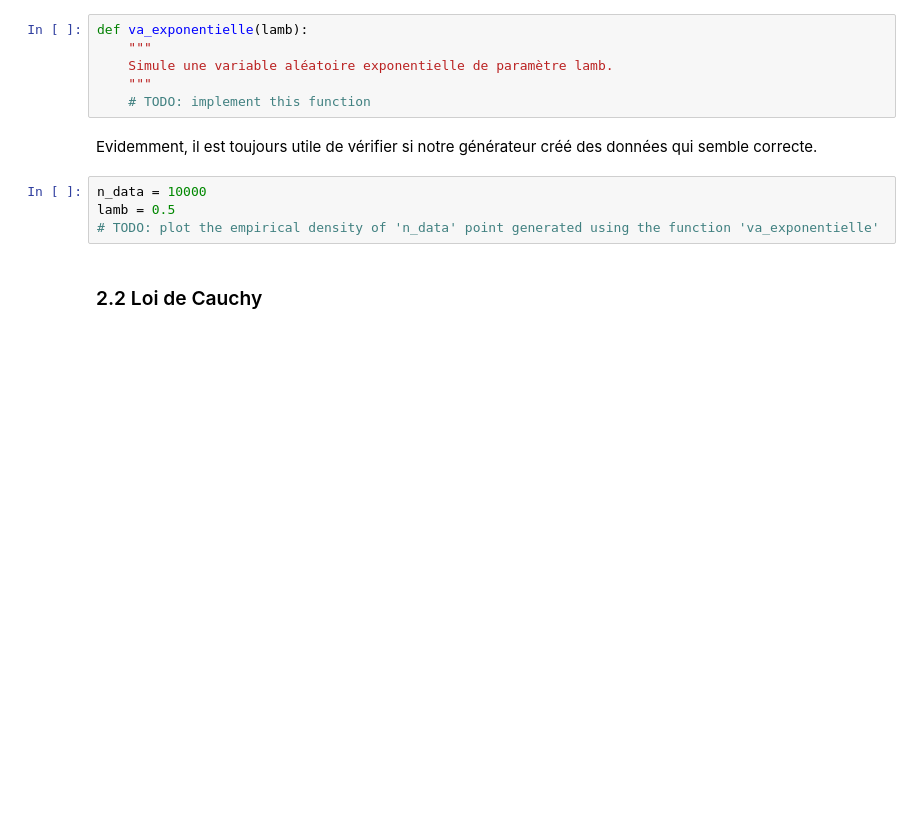
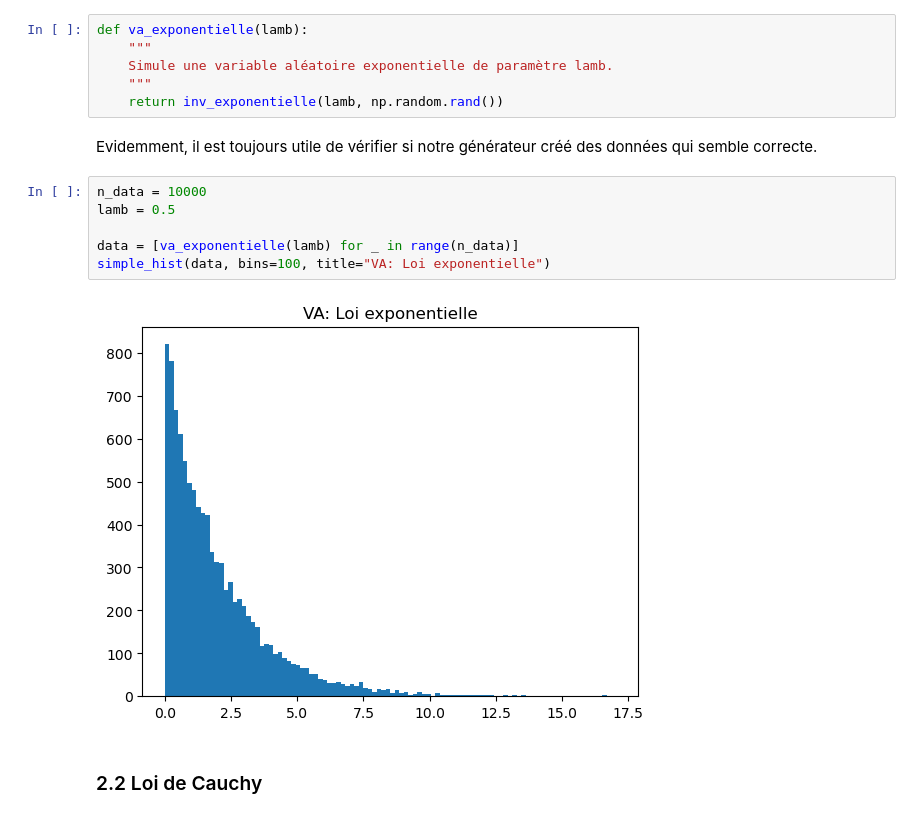
Before and after one commit to HUART1848/APV_L4, a Jupyter notebook: TP4.ipynb, the cells around one changed output. Drawn from its saved outputs; the diff is of its cells as text; blank space fills up the shorter version.

```diff
--- a/TP4.ipynb
+++ b/TP4.ipynb
@@ -151,13 +180,17 @@ def va_exponentielle(lamb):
     """
     Simule une variable aléatoire exponentielle de paramètre lamb.
     """
-    # TODO: implement this function
+    return inv_exponentielle(lamb, np.random.rand())
 # %% [markdown]
 Evidemment, il est toujours utile de vérifier si notre générateur créé des données qui semble correcte.
 # %%
 n_data = 10000
 lamb = 0.5
-# TODO: plot the empirical density of 'n_data' point generated using the function 'va_exponentielle'
+
+data = [va_exponentielle(lamb) for _ in range(n_data)]
+simple_hist(data, bins=100, title="VA: Loi exponentielle")
+# %% [output]
+[figure, added]
 # %% [markdown]
 ### 2.2 Loi de Cauchy
 # %% [markdown]
```
Also changed, not shown: parts of 21 cells of this notebook, 1 other file.
